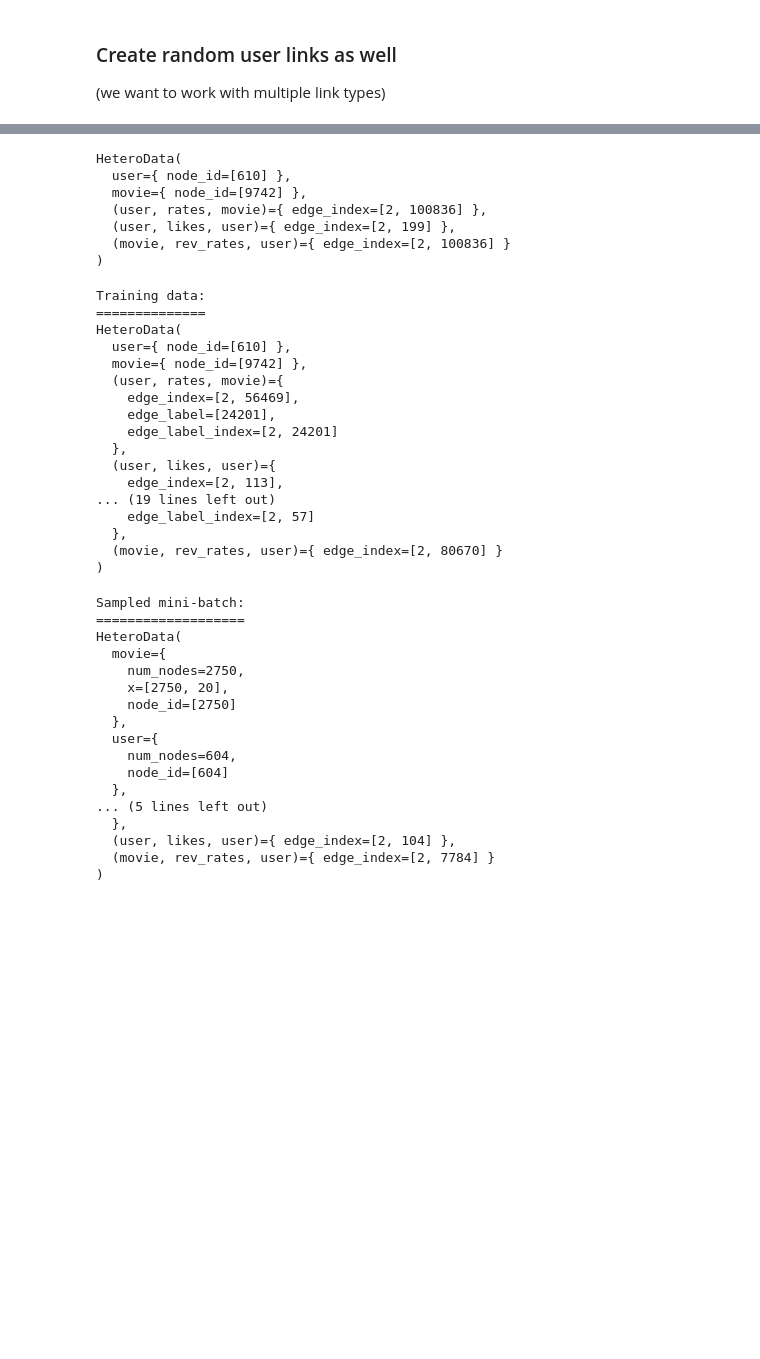
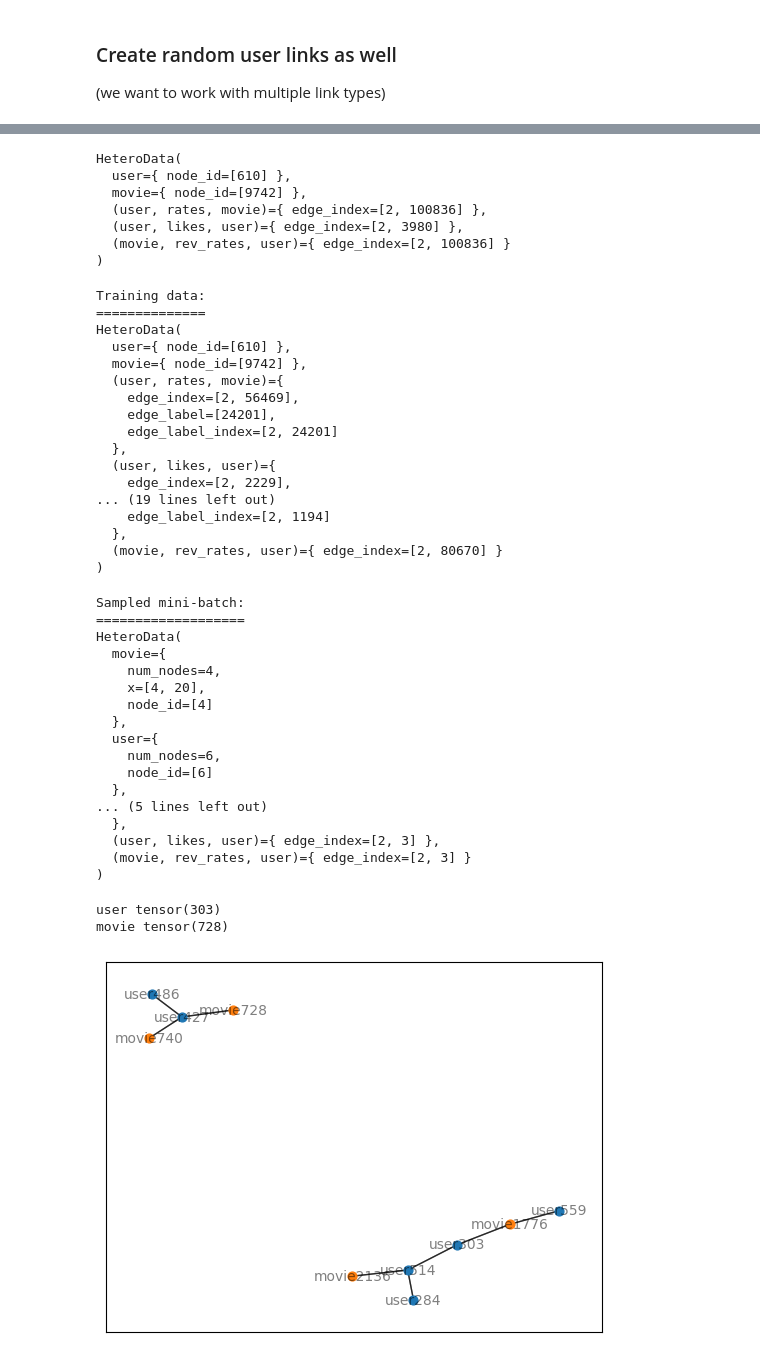
Before and after one commit to EmilMachine/torch_basics, a Jupyter notebook: 5_loading_multiple_link_types.ipynb, the cells around one changed output, grey strips where cells are left out. Drawn from its saved outputs; the diff is of its cells as text; code cells hidden in the pictures; blank space fills up the shorter version.

Commit message:
check sampling from multiple nodes

```diff
--- a/5_loading_multiple_link_types.ipynb
+++ b/5_loading_multiple_link_types.ipynb
@@ -152,10 +205,10 @@ tensor([[   0,    0,    0,  ...,  609,  609,  609],
 ### Create random user links as well
 (we want to work with multiple link types)
 # %%
-
+n_user_links = 2000
 
 import numpy as np
-user_to_user = np.random.choice(unique_user_id.mappedID.values, size=(100,2), replace=True, p=None)
+user_to_user = np.random.choice(unique_user_id.mappedID.values, size=(n_user_links,2), replace=True, p=None)
 
 edge_index_user_to_user = torch.stack((torch.from_numpy(user_to_user[:,0])
                                     ,torch.from_numpy(user_to_user[:,1])),dim=0)
@@ -247,7 +286,7 @@ HeteroData(
   user={ node_id=[610] },
   movie={ node_id=[9742] },
   (user, rates, movie)={ edge_index=[2, 100836] },
-  (user, likes, user)={ edge_index=[2, 199] },
+  (user, likes, user)={ edge_index=[2, 3980] },
   (movie, rev_rates, user)={ edge_index=[2, 100836] }
 )
 # %%
@@ -300,9 +339,9 @@ HeteroData(
     edge_label_index=[2, 24201]
   },
   (user, likes, user)={
-    edge_index=[2, 113],
+    edge_index=[2, 2229],
 ... (19 lines left out)
-    edge_label_index=[2, 57]
+    edge_label_index=[2, 1194]
   },
   (movie, rev_rates, user)={ edge_index=[2, 80670] }
 )
@@ -314,39 +353,35 @@ edge_label = train_data[("user", "rates", "movie")].edge_label
 # Sample only with labels for user_rate_movies
 train_loader = LinkNeighborLoader(
     data=(feature_store,train_data),  # <--- Changed to feature store, graph store
-    num_neighbors=[20,10],  # Original [20,10]
-    neg_sampling_ratio=2,
+    num_neighbors=[1,1],  # Original [20,10]
+    neg_sampling_ratio=0,
     edge_label_index=(("user", "rates", "movie"), edge_label_index),
     edge_label=edge_label,
-    batch_size=128, # Original 128
+    batch_size=1, # Original 128
     shuffle=True,
 )
 
 # Inspect a sample:
 sampled_data = next(iter(train_loader))
-
+sampled_data_simple = sampled_data
 print("Sampled mini-batch:")
 print("===================")
 print(sampled_data)
-
-assert sampled_data["user", "rates", "movie"].edge_label_index.size(1) == 3 * 128
-assert sampled_data["user", "rates", "movie"].edge_label.min() == 0
-assert sampled_data["user", "rates", "movie"].edge_label.max() == 1
 # %% [output]
 Sampled mini-batch:
 ===================
 HeteroData(
   movie={
-    num_nodes=2750,
-    x=[2750, 20],
-    node_id=[2750]
+    num_nodes=4,
+    x=[4, 20],
+    node_id=[4]
   },
   user={
-    num_nodes=604,
-    node_id=[604]
+    num_nodes=6,
+    node_id=[6]
   },
 ... (5 lines left out)
   },
-  (user, likes, user)={ edge_index=[2, 104] },
-  (movie, rev_rates, user)={ edge_index=[2, 7784] }
+  (user, likes, user)={ edge_index=[2, 3] },
+  (movie, rev_rates, user)={ edge_index=[2, 3] }
 )
@@ -356,2 +388,12 @@ user_edge_label = train_data[("user", "likes", "user")].edge_label
+# %%
+
+print("user",sampled_data["user"]["node_id"][0])
+print("movie",sampled_data["movie"]["node_id"][0])
+
+quick_draw(sampled_data)
+# %% [output]
+user tensor(303)
+movie tensor(728)
+[figure, added]
 # %%
 # sample only for user_likes_user
```
Also changed, not shown: parts of 8 cells of this notebook.
